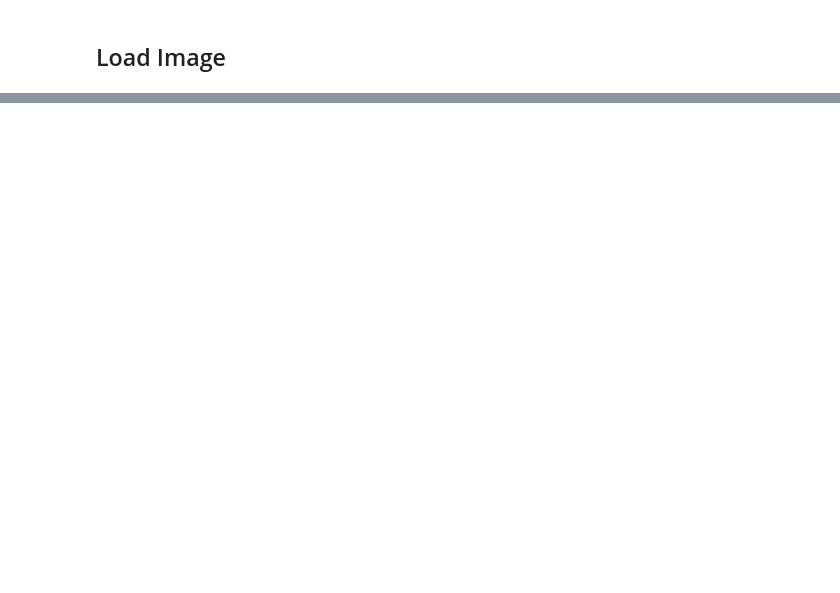
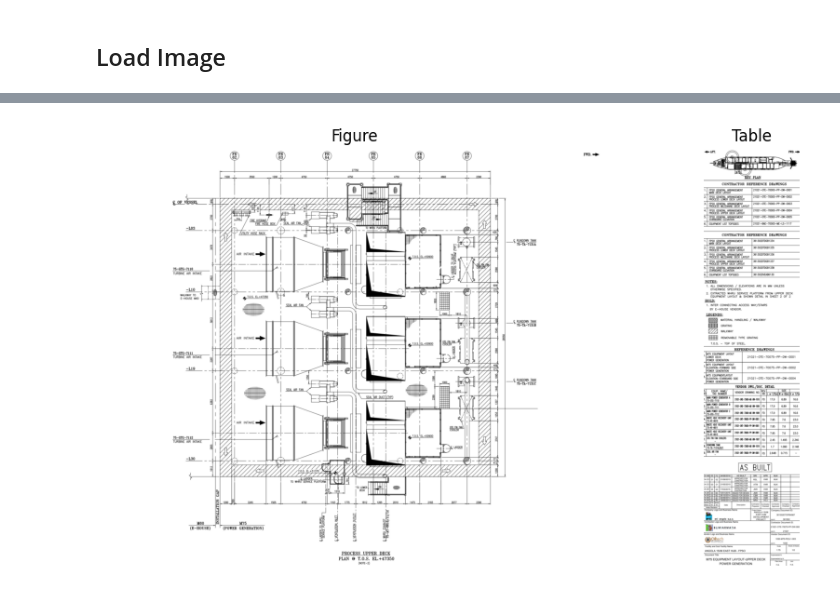
Before and after one commit to dbchristenson/bab-aat, a Jupyter notebook: ocr/main/experiments/cv2_algo.ipynb, the cells around one changed output, grey strips where cells are left out. Cells and saved outputs as stored; diff of their text form; code cells hidden in the pictures; blank space fills up the shorter version.

Commit message:
moderately working version of figure/table separation algorithm, going to try a new approach next but want to stage and save my progress here

```diff
--- a/ocr/main/experiments/cv2_algo.ipynb
+++ b/ocr/main/experiments/cv2_algo.ipynb
@@ -30,8 +17,0 @@ olo_pages = [p for p in os.listdir(pages_dir_abs) if p.startswith("21021")]
-# %%
-shape_dict = defaultdict(int)
-for p in olo_pages:
-    img: cv.Mat = cv.imread(p)
-    shape = img.shape
-    shape_dict[shape] += 1
-
-print(shape_dict)
@@ -40,8 +18,11 @@ defaultdict(int, {'i': 1})
 # %%
-SAMPLE_IMAGE = "../../../resources/need_annotating/OLOMBENDO/21021-BAE-70020-PP-DW-0001_B0_0.jpg"
-SAMPLE_IMAGE_PATH = absolute_path_joiner(SAMPLE_IMAGE)
+SAMPLE_IMAGE_DIR = "../../../resources/need_annotating/OLOMBENDO/"
+random.seed(42)
+sample_images = random.choices(os.listdir(SAMPLE_IMAGE_DIR), k=10)
+sample_image_paths = [os.path.join(SAMPLE_IMAGE_DIR, img) for img in sample_images]
+sample_image_paths = [absolute_path_joiner(img) for img in sample_image_paths]
 flags = []
-img: cv.Mat = cv.imread(SAMPLE_IMAGE_PATH)
+imgs = [cv.imread(img_path) for img_path in sample_image_paths]
 #img_gray = cv.cvtColor(img, cv.COLOR_BGR2GRAY)
 gray_cmap = plt.get_cmap("gray")
 # %% [markdown]
@@ -53,0 +66,61 @@ plt.imshow(img)
+# %%
+if figure_crop is not None and table_crop is not None:
+    # --- Resizing ---
+    display_scale = 0.4
+    figure_display = None
+    table_display = None
+
+    if figure_crop.shape[1] > 0 and figure_crop.shape[0] > 0:
+        figure_display = cv2.resize(
+            figure_crop,
+            (
+                int(figure_crop.shape[1] * display_scale),
+                int(figure_crop.shape[0] * display_scale),
+            ),
+            interpolation=cv2.INTER_AREA,  # Specify interpolation for resizing
+        )
+    else:
+        print("Warning: Figure crop resulted in zero dimension.")
+
+    if table_crop.shape[1] > 0 and table_crop.shape[0] > 0:
+        table_display = cv2.resize(
+            table_crop,
+            (
+                int(table_crop.shape[1] * display_scale),
+                int(table_crop.shape[0] * display_scale),
+            ),
+            interpolation=cv2.INTER_AREA,  # Specify interpolation for resizing
+        )
+    else:
+        print("Warning: Table crop resulted in zero dimension.")
+
+    # --- Displaying Side-by-Side ---
+    # Check if both resized images are valid before trying to plot
+    if figure_display is not None and table_display is not None:
+        # Create a figure and a set of subplots
+        # plt.subplots(nrows, ncols, figsize=(width, height))
+        # For side-by-side, we want 1 row, 2 columns
+        fig, axes = plt.subplots(
+            1, 2, figsize=(10, 5)
+        )  # Adjust figsize as needed
+
+        # axes is an array of Axes objects. axes[0] is the first subplot, axes[1] is the second.
+
+        # Display the first image on the left subplot (axes[0])
+        axes[0].imshow(figure_display)
+        axes[0].set_title("Figure")
+        axes[0].axis("off")  # Hide axes ticks and labels
+
+        # Display the second image on the right subplot (axes[1])
+        # Use the grayscale colormap defined earlier
+        axes[1].imshow(table_display, cmap=gray_cmap)
+        axes[1].set_title("Table")
+        axes[1].axis("off")  # Hide axes ticks and labels
+
+        # Adjust layout to prevent titles/images from overlapping
+        plt.tight_layout()
+
+        # Show the figure window with both subplots
+        plt.show()
+# %% [output]
+[figure, added]
```
Also changed, not shown: parts of 13 cells of this notebook, 1 other file.
